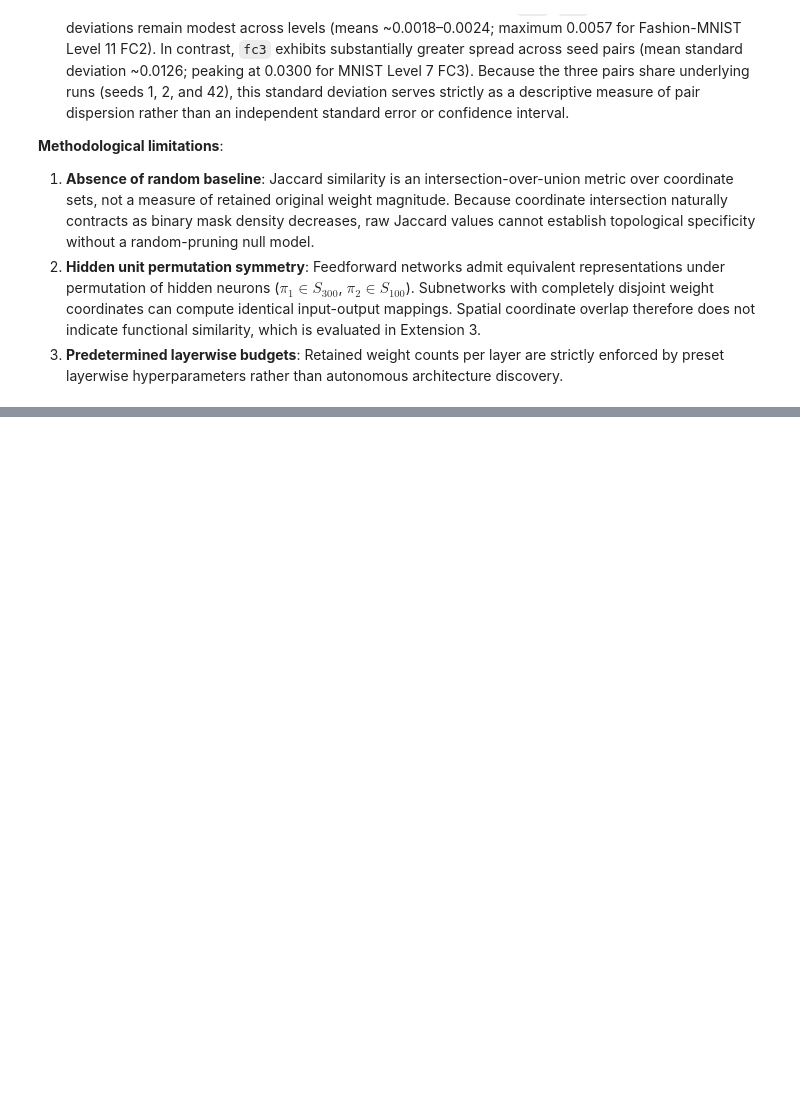
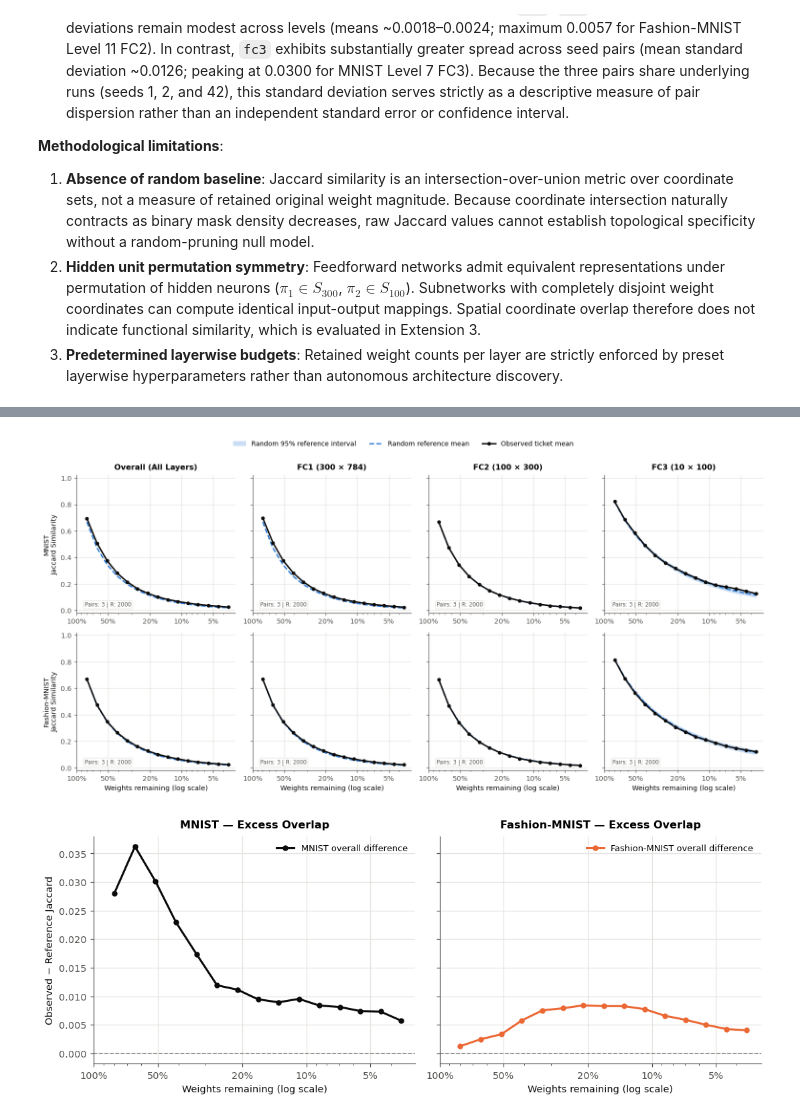
Before and after one commit to y336shen719/STAT679-lottery-ticket-hypothesis, a Jupyter notebook: analysis.ipynb, the cells around one changed output, grey strips where cells are left out. Drawn from its saved outputs; the diff is of its cells as text; code cells hidden in the pictures; blank space fills up the shorter version.

Commit message:
extension-2

```diff
--- a/analysis.ipynb
+++ b/analysis.ipynb
@@ -746,0 +769,33 @@ plt.show()
+# %%
+# Extension 2 execution and verification entrypoint
+from pathlib import Path
+import json
+import pandas as pd
+import matplotlib.pyplot as plt
+from extension_analysis.random_reference import verify_ext2_artifacts, run_extension2_pipeline
+
+MODE = "read"  # Options: "read" (verify and load explicit run) or "execute" (generate fresh run)
+EXT1_ID = "ext1_20261108_233054_662fcc"
+EXT2_ID = "ext2_20261109_091130_9715c8"
+EXT2_DIR = Path("results/extensions") / EXT2_ID
+
+if MODE == "execute":
+    res = run_extension2_pipeline(ext1_execution_dir=f"results/extensions/{EXT1_ID}")
+    EXT2_DIR = res["out_dir"]
+    ref_summary_df = res["df_summary"]
+    print(f"Executed fresh Extension 2 simulation: {res['execution_id']}")
+elif MODE == "read":
+    if not EXT2_DIR.exists():
+        raise FileNotFoundError(f"Specified execution directory does not exist: {EXT2_DIR}")
+    is_valid, errors = verify_ext2_artifacts(EXT2_DIR, expected_ext1_dir=Path("results/extensions") / EXT1_ID)
+    if not is_valid:
+        raise RuntimeError(f"Artifact integrity verification failed for {EXT2_DIR}:\n" + "\n".join(errors["inputs"] + errors["code"] + errors["outputs"]))
+    ref_summary_df = pd.read_csv(EXT2_DIR / "tables/random_reference_summary.csv")
+    print(f"Verified execution {EXT2_ID}: source ext1 CSVs, input checkpoints, and output files verified intact.")
+else:
+    raise ValueError(f"Unknown MODE: {MODE}")
+
+stable_count = int(ref_summary_df["is_stable"].sum()) if ref_summary_df["is_stable"].notnull().any() else 0
+total_conditions = len(ref_summary_df)
+diag_status = ref_summary_df["diagnostic_status"].iloc[0] if "diagnostic_status" in ref_summary_df.columns else "unknown"
+print(f"Monte Carlo convergence status: {diag_status} ({stable_count} of {total_conditions} conditions verified stable; tolerances: mean <= 0.001, quantiles <= 0.005).")
@@ -746,0 +839,12 @@ plt.show()
+# %%
+# Random reference comparison plots
+from extension_analysis.plots import plot_random_reference_grid, plot_random_reference_difference
+
+fig_grid = plot_random_reference_grid(ref_summary_df)
+plt.show()
+
+fig_diff = plot_random_reference_difference(ref_summary_df)
+plt.show()
+# %% [output]
+[figure, added]
+[figure, added]
```
Also changed, not shown: parts of 5 cells of this notebook, 18 other files.
